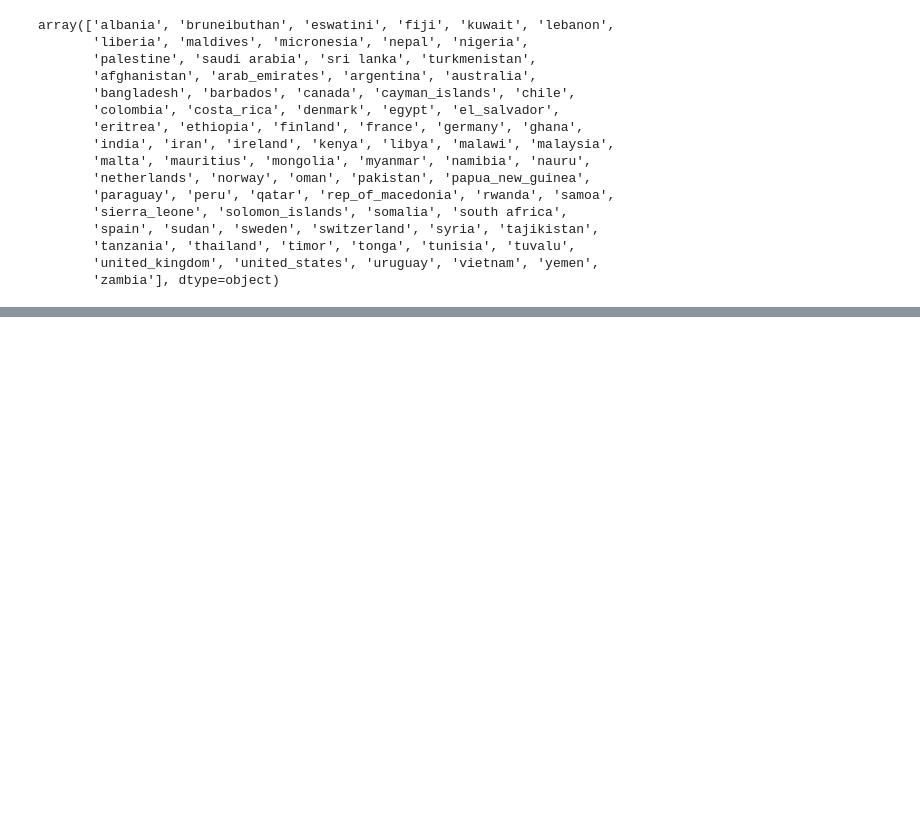
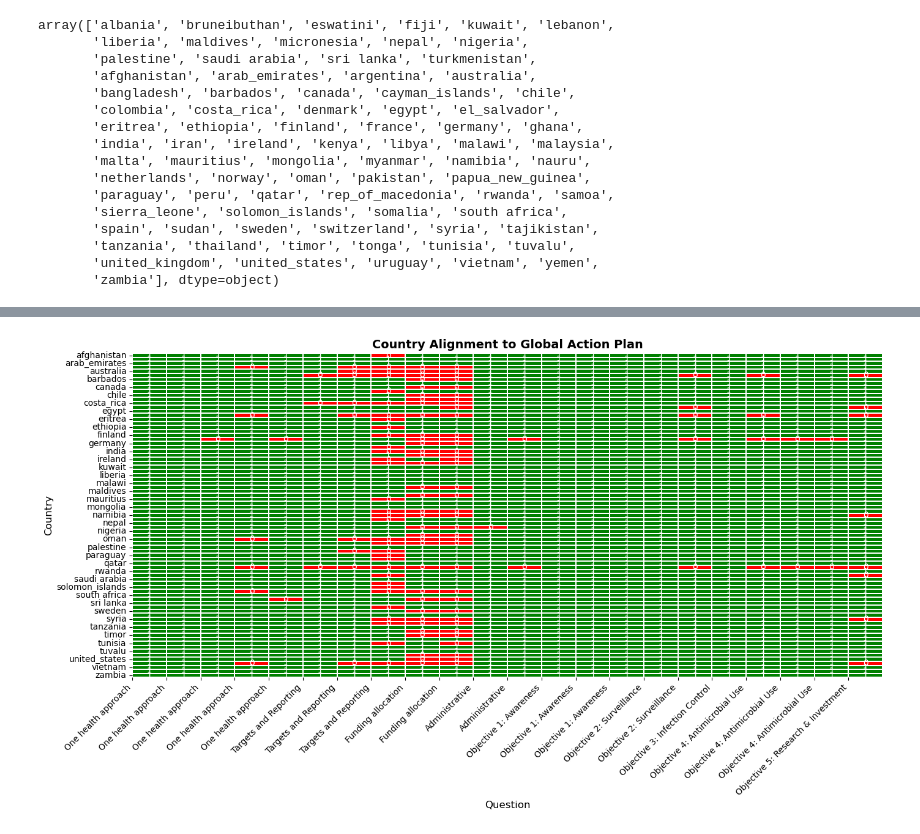
Before and after one commit to gmelmed/UKHSA-Capstone, a Jupyter notebook: notebooks/7-combining_all_countries.ipynb, the cells around one changed output, grey strips where cells are left out. Saved outputs shown, nothing was run; the diff lists cells and outputs as text; code cells hidden in the pictures; blank space fills up the shorter version.

```diff
--- a/notebooks/7-combining_all_countries.ipynb
+++ b/notebooks/7-combining_all_countries.ipynb
@@ -93,0 +145,79 @@ array(['albania', 'bruneibuthan', 'eswatini', 'fiji', 'kuwait', 'lebanon',
+# %%
+import pandas as pd
+import seaborn as sns
+import matplotlib.pyplot as plt
+
+# Load the data
+file_path = "../data/6-performance/combined_all_countries_overview.xlsx"
+df = pd.read_excel(file_path)
+
+# Convert 'answer' to numeric (Yes = 1, No = 0)
+df['answer'] = df['answer'].apply(lambda x: 1 if str(x).lower() == 'yes' else 0)
+
+# Create a pivot table (Countries x Questions)
+heatmap_data = df.pivot(index="country", columns="question", values="answer")
+
+# Drop unnecessary columns
+heatmap_data = heatmap_data.drop(columns=['period_start', 'period_end'], errors='ignore')
+
+# Convert column names to integers and sort numerically
+heatmap_data.columns = heatmap_data.columns.astype(int)
+heatmap_data = heatmap_data.reindex(sorted(heatmap_data.columns), axis=1)
+
+# Define the categories for the questions
+categories = {
+    "One health approach": [1, 2, 3, 4, 5],
+    "Targets and Reporting": [6,7,8],
+    "Funding allocation": [9,10],
+    "Administrative": [11,12],
+    "Objective 1: Awareness": [13, 14,15],
+    "Objective 2: Surveillance": [16, 17],
+    "Objective 3: Infection Control": [18],
+    "Objective 4: Antimicrobial Use": [19, 20, 21],
+    "Objective 5: Research & Investment": [22]
+}
+
+# Generate category labels for each question in heatmap_data.columns
+category_labels = []
+for col in heatmap_data.columns:
+    label_assigned = False
+    for category, questions in categories.items():
+        if col in questions:
+            category_labels.append(category)
+            label_assigned = True
+            break
+    if not label_assigned:
+        category_labels.append("")  # Empty label if no category is found (should not happen)
+
+# Plot the heatmap with improved aesthetics
+plt.figure(figsize=(14, 8))
+
+# Custom colormap: Green for "Yes" (1), Red for "No" (0)
+cmap = sns.color_palette(["red", "green"])
+
+# Create the heatmap
+sns.heatmap(
+    heatmap_data,
+    cmap=cmap,
+    linewidths=0.3,  # Thinner grid lines for a cleaner look
+    annot=True,
+    fmt="d",
+    cbar=False  # Remove color bar for simplicity
+)
+
+# Customize labels
+plt.title("Country Alignment to Global Action Plan", fontsize=14, fontweight="bold")
+plt.xlabel("Question", fontsize=12)
+plt.ylabel("Country", fontsize=12)
+plt.xticks(rotation=45, ha="right")
+plt.yticks(rotation=0)
+
+# Annotate x-axis with categories
+plt.xticks(ticks=range(len(heatmap_data.columns)), labels=category_labels, rotation=45, ha="right", fontsize=10)
+
+# Improve layout
+plt.tight_layout()
+
+plt.show()
+# %% [output]
+[figure, added]
```
Also changed, not shown: parts of 10 cells of this notebook.
